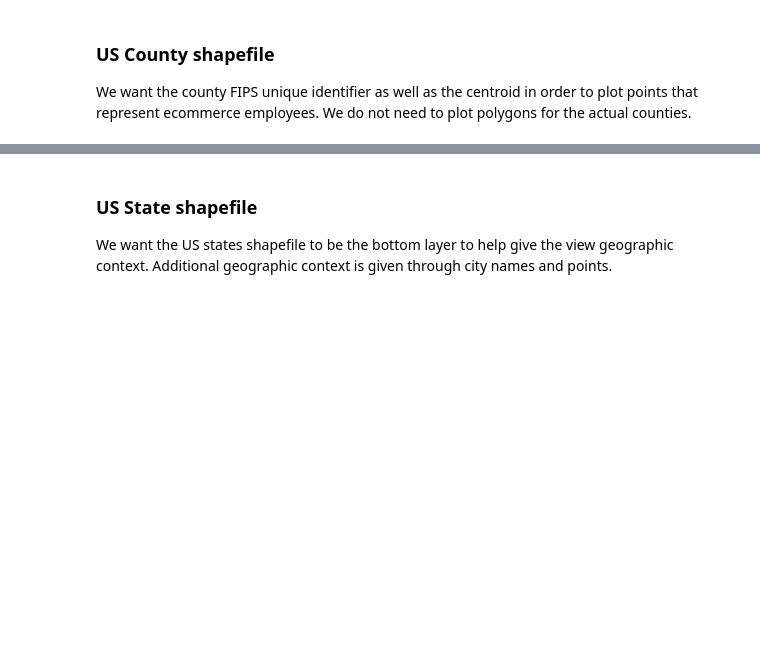
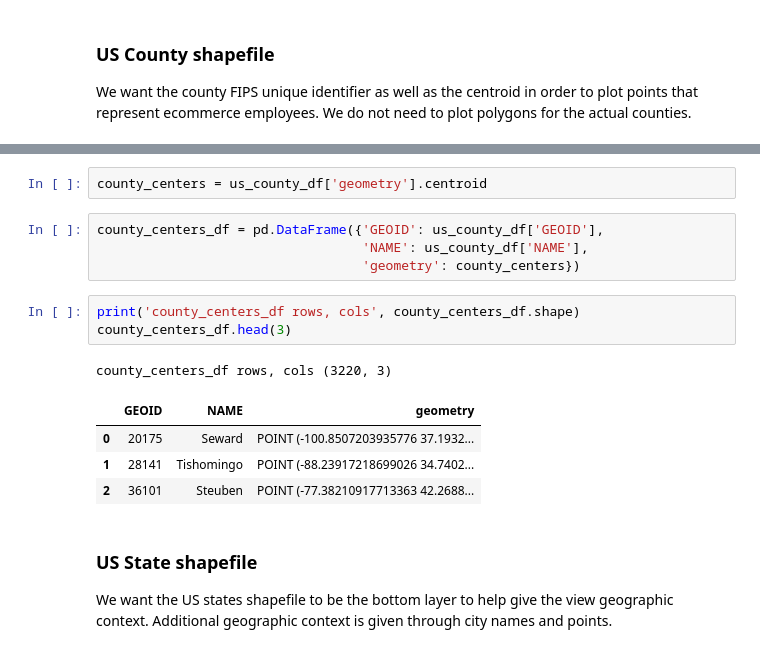
Before and after one commit to stoneyv/cbsa_plot, a Jupyter notebook: python/notebooks/cbsa_cbp_ecommerce_2015.ipynb, the cells around one changed output, grey strips where cells are left out. Saved outputs shown, nothing was run; the diff lists cells and outputs as text; blank space fills up the shorter version.

```diff
--- a/python/notebooks/cbsa_cbp_ecommerce_2015.ipynb
+++ b/python/notebooks/cbsa_cbp_ecommerce_2015.ipynb
@@ -73,6 +73,21 @@ us_county_df.head(3)
 | 0 | 0500000US20175 | 1655865960 | 2777350 | 175 | 00485050 | 20175 | 06 | Seward | 20 | POLYGON ((-101.067904 37.38777899... |
 | 1 | 0500000US28141 | 1098939230 | 52359814 | 141 | 00695791 | 28141 | 06 | Tishomingo | 28 | POLYGON ((-88.36353026853919 34.9... |
 | 2 | 0500000US36101 | 3601566799 | 34993606 | 101 | 00974148 | 36101 | 06 | Steuben | 36 | POLYGON ((-77.72296399999999 42.4... |
+# %%
+county_centers = us_county_df['geometry'].centroid
+# %%
+county_centers_df = pd.DataFrame({'GEOID': us_county_df['GEOID'],
+                                  'NAME': us_county_df['NAME'],
+                                  'geometry': county_centers})
+# %%
+print('county_centers_df rows, cols', county_centers_df.shape)
+county_centers_df.head(3)
+# %% [output]
+county_centers_df rows, cols (3220, 3)
+|  | GEOID | NAME | geometry |
+| 0 | 20175 | Seward | POINT (-100.8507203935776 37.1932... |
+| 1 | 28141 | Tishomingo | POINT (-88.23917218699026 34.7402... |
+| 2 | 36101 | Steuben | POINT (-77.38210917713363 42.2688... |
 # %% [markdown]
 ### US State shapefile
 We want the US states shapefile to be the bottom layer to help give the view geographic context.  Additional geographic context is given through city names and points.
```
Also changed, not shown: parts of 3 cells of this notebook.
